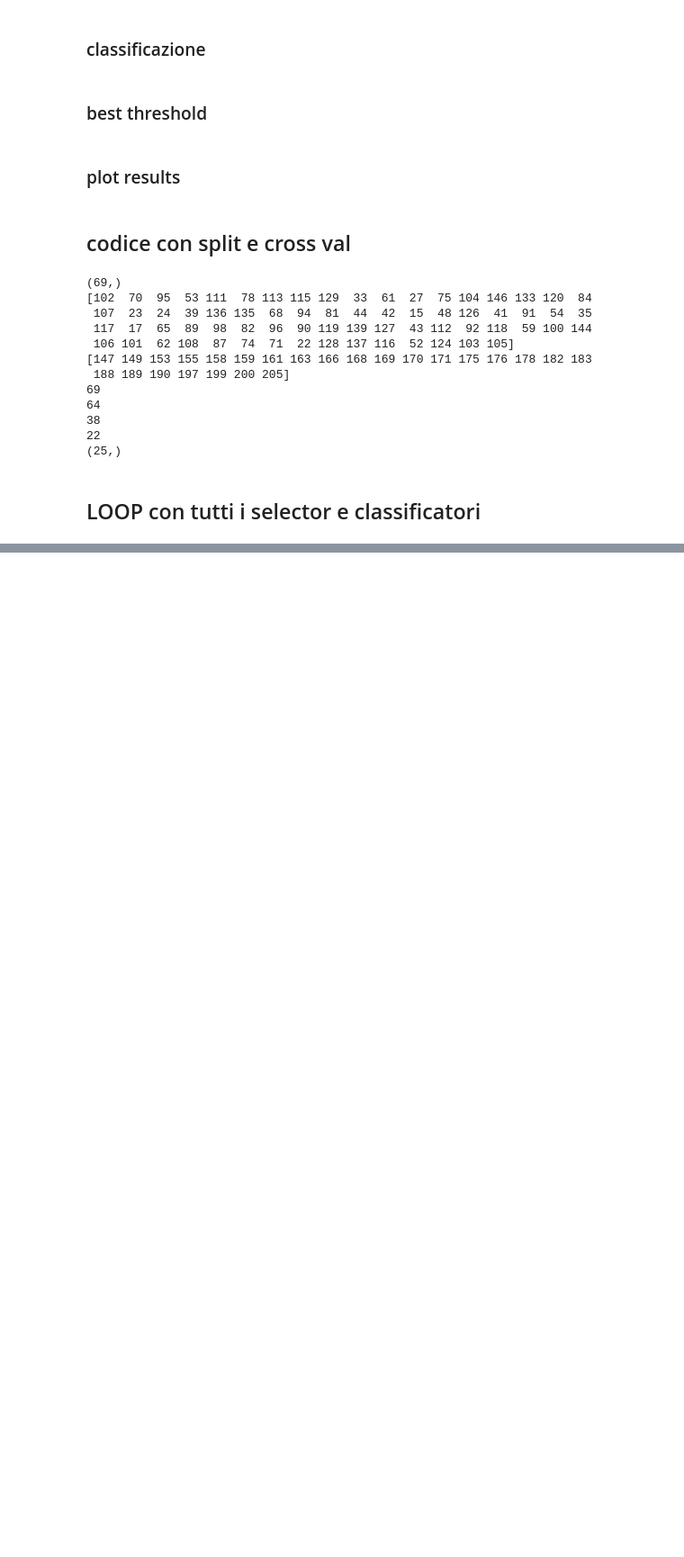
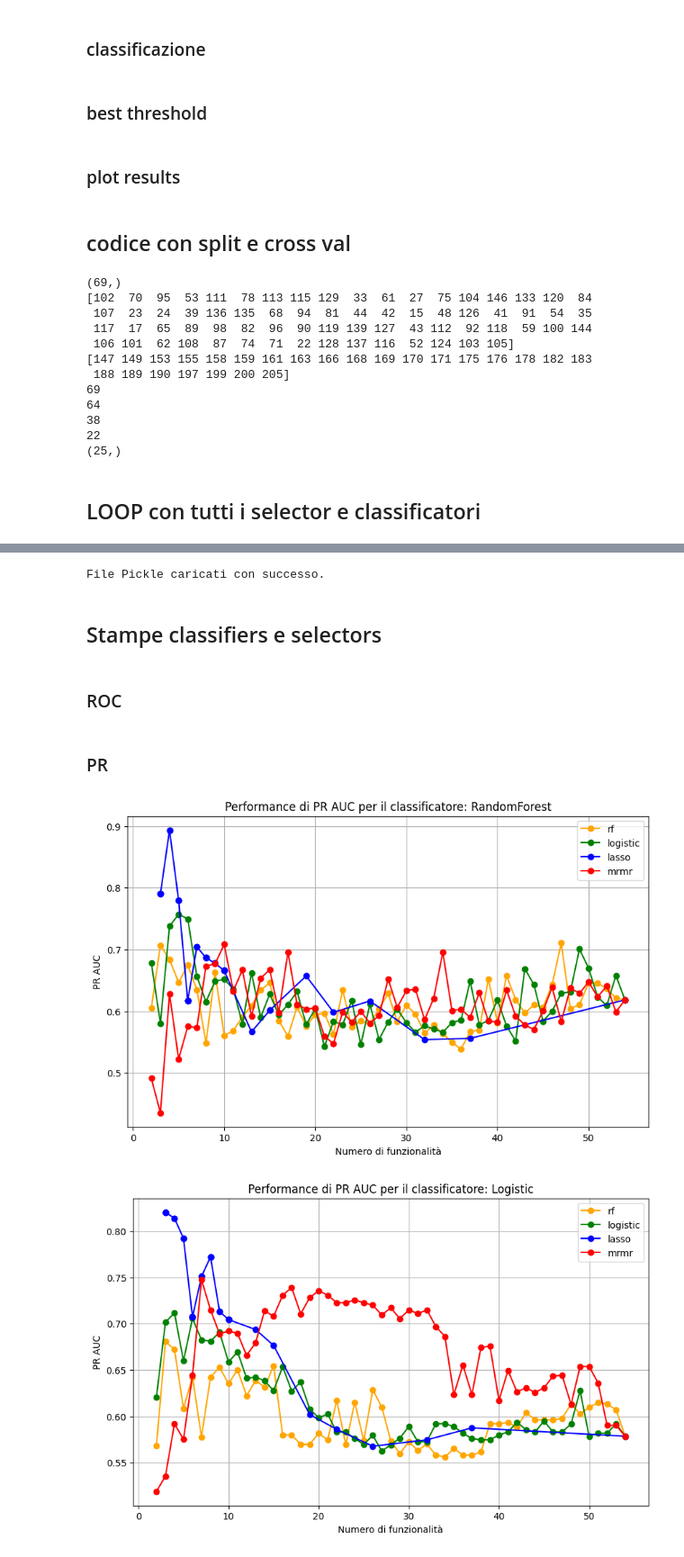
Before and after one commit to alessiamenozzi/ThesisPlaques, a Jupyter notebook: 1ValidationSet.ipynb, the cells around one changed output, grey strips where cells are left out. Shown at 90% size. Cells and saved outputs as stored; diff of their text form; code cells hidden in the pictures; blank space fills up the shorter version.

Commit message:
Sistemato file classificatore

```diff
--- a/1ValidationSet.ipynb
+++ b/1ValidationSet.ipynb
@@ -589,8 +651,8 @@ def plot_results(results_rf, results_test_rf, selector):
 # %%
 #patients_train, patients_test, y_train, y_test, features_train, features_test= train_test_split(loaded_patients, labels, patients, test_size=0.2, shuffle=True, stratify=labels, random_state=46)
 
-patients_train, patients_test, y_train, y_test, features_train, features_test= train_test_split(loaded_patients, labels, patients, test_size=0.2, shuffle=False, random_state=1)
-patients_train, patients_val, y_train, y_val, features_train, features_val= train_test_split(patients_train, y_train, features_train, test_size=0.3, shuffle=True, stratify=y_train, random_state=1)
+patients_train1, patients_test, y_train1, y_test, features_train1, features_test= train_test_split(loaded_patients, labels, patients, test_size=0.2, shuffle=False, random_state=1)
+patients_train, patients_val, y_train, y_val, features_train, features_val= train_test_split(patients_train1, y_train1, features_train1, test_size=0.3, shuffle=True, stratify=y_train1, random_state=1)
 
 print(patients_train.shape)
 print(patients_train)
@@ -606,8 +668,8 @@ print(patients_test.shape)
 
 alpha_values = np.linspace(0, 0.006, 30).tolist()
 
-#selectors=['mrmr', 'rf', 'logistic', 'lasso']
-selectors=['rf', 'lasso', 'logistic']
+selectors=['rf', 'logistic', 'lasso', 'mrmr']
+#selectors=['rf', 'lasso', 'logistic']
 classifiers=['RandomForest', 'Logistic', 'XgBoost', 'MLP', 'SVM']
 # %% [output]
 (69,)
@@ -867,0 +1003,18 @@ KeyboardInterrupt:
+# %%
+file_path = "C:\\Users\\bsbar\\Desktop\\results\\results_val64.pkl"
+#file_path =
+with open(file_path, 'rb') as file:
+    results_val = pickle.load(file)
+
+file_path = "C:\\Users\\bsbar\\Desktop\\results\\results_test64.pkl"
+#file_path =
+with open(file_path, 'rb') as file:
+    results_test = pickle.load(file)
+
+print("File Pickle caricati con successo.")
+# %% [output]
+File Pickle caricati con successo.
+# %% [markdown]
+## Stampe classifiers e selectors
+# %% [markdown]
+### ROC
@@ -867,0 +1048,35 @@ KeyboardInterrupt:
+# %% [markdown]
+### PR
+# %%
+import matplotlib.pyplot as plt
+
+# Definizione di colori diversi per ogni selettore
+colors = {
+    'lasso': 'blue',
+    'logistic': 'green',  # sostituire con il nome effettivo del selettore
+    'mrmr': 'red',    # sostituire con il nome effettivo del selettore
+    'rf': 'orange'
+    # aggiungere altri selettori se necessario
+}
+
+# Itera attraverso i classificatori e crea i grafici
+for i, classifier in enumerate(classifiers):
+    plt.figure(figsize=(10, 6))
+    for selector in selectors:
+
+
+
+        num_features = results_val[i][selector]['num_features']
+        pr_auc = results_val[i][selector]['pr_auc']
+
+        plt.plot(num_features, pr_auc, marker='o', label=selector, color=colors.get(selector, 'black'))
+
+    plt.title(f'Performance di PR AUC per il classificatore: {classifier}')
+    plt.xlabel('Numero di funzionalità')
+    plt.ylabel('PR AUC')
+    plt.legend()
+    plt.grid(True)
+    plt.show()
+# %% [output]
+[figure, added]
+[figure, added]
```
Also changed, not shown: parts of 18 cells of this notebook.
